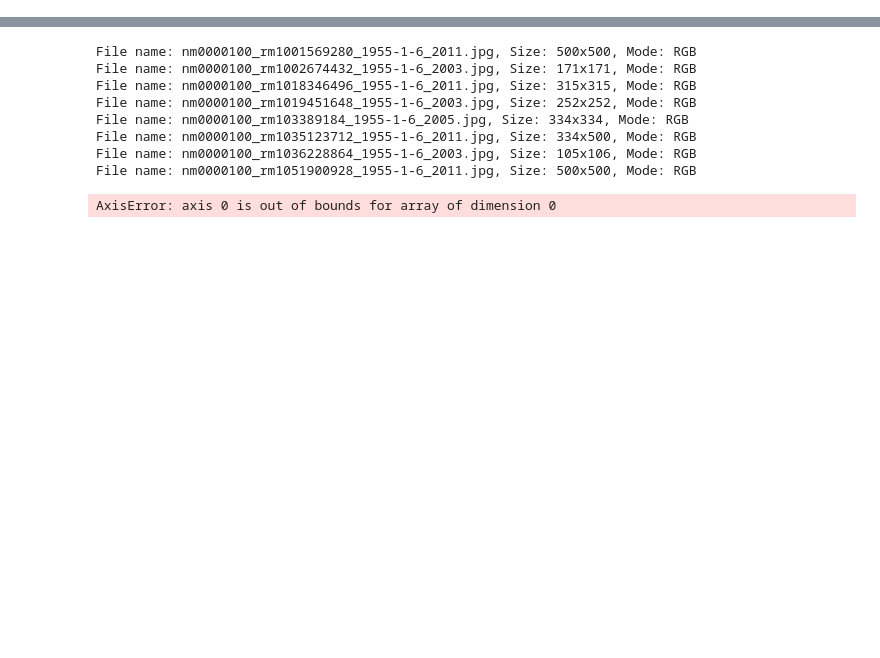
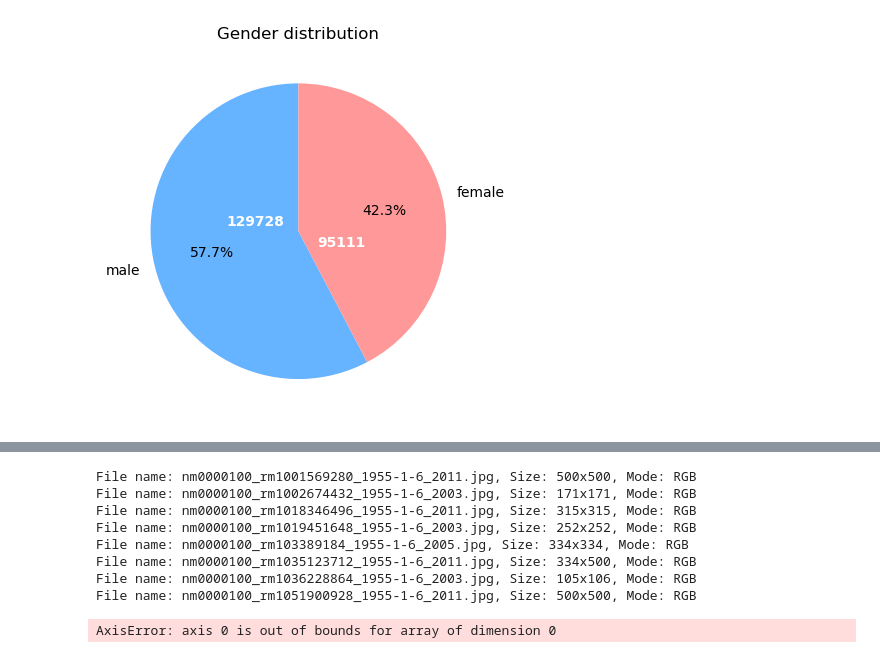
Before and after one commit to eggwhat/age-detection, a Jupyter notebook: exploratory_data_analysis/exploratory_data_analysis.ipynb, the cells around one changed output, grey strips where cells are left out. Drawn from its saved outputs; the diff is of its cells as text; code cells hidden in the pictures; blank space fills up the shorter version.

```diff
--- a/exploratory_data_analysis/exploratory_data_analysis.ipynb
+++ b/exploratory_data_analysis/exploratory_data_analysis.ipynb
@@ -7,0 +132,30 @@ directory = r'C:\Users\HP\Desktop\Projekt ML Data Science\human-age-detection\tr
+# %%
+# Visualizing the gender distribution using a pie chart with percentages and counts
+
+# Extract the 'gender' column from the DataFrame and count the occurrences of each gender
+gender_counts = df_metadata['gender'].value_counts()
+
+# Plot a pie chart with the gender distribution
+pie_chart = gender_counts.plot.pie(colors=['#66b3ff', '#ff9999'], autopct='%1.1f%%', startangle=90)
+
+plt.title('Gender distribution')
+
+plt.ylabel('')
+
+# Add counts inside each wedge with an offset below the chart
+for wedge in pie_chart.patches:
+    angle = (wedge.theta2 - wedge.theta1)
+    percentage = angle / 360.0
+    count = int(percentage * len(df_metadata))
+
+    # Offset to avoid overlapping, moving the text below the chart
+    offset_x = wedge.center[0] + 0.3 * np.cos(np.radians((wedge.theta1 + wedge.theta2) / 2))
+    offset_y = wedge.center[1] - 0.3 * np.sin(np.radians((wedge.theta1 + wedge.theta2) / 2))
+
+    pie_chart.annotate(f"{count}",
+                       (offset_x, offset_y),
+                       ha='center', va='center', fontsize=10, color='white', weight='bold')
+
+plt.show()
+# %% [output]
+[figure, added]
```
Also changed, not shown: parts of 22 cells of this notebook.
